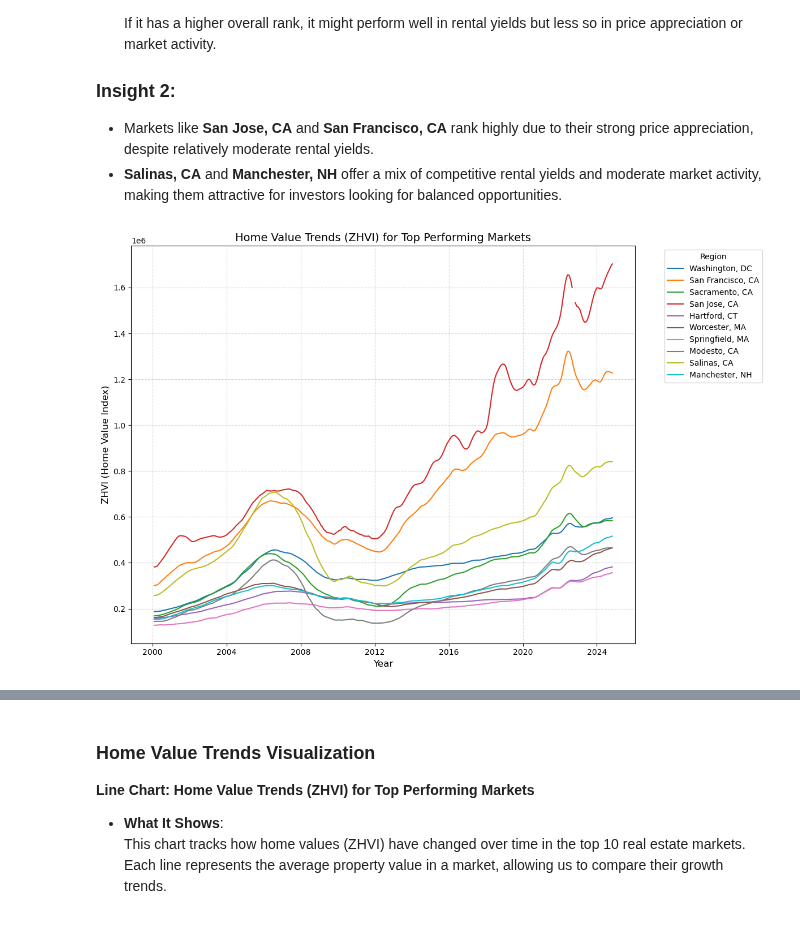
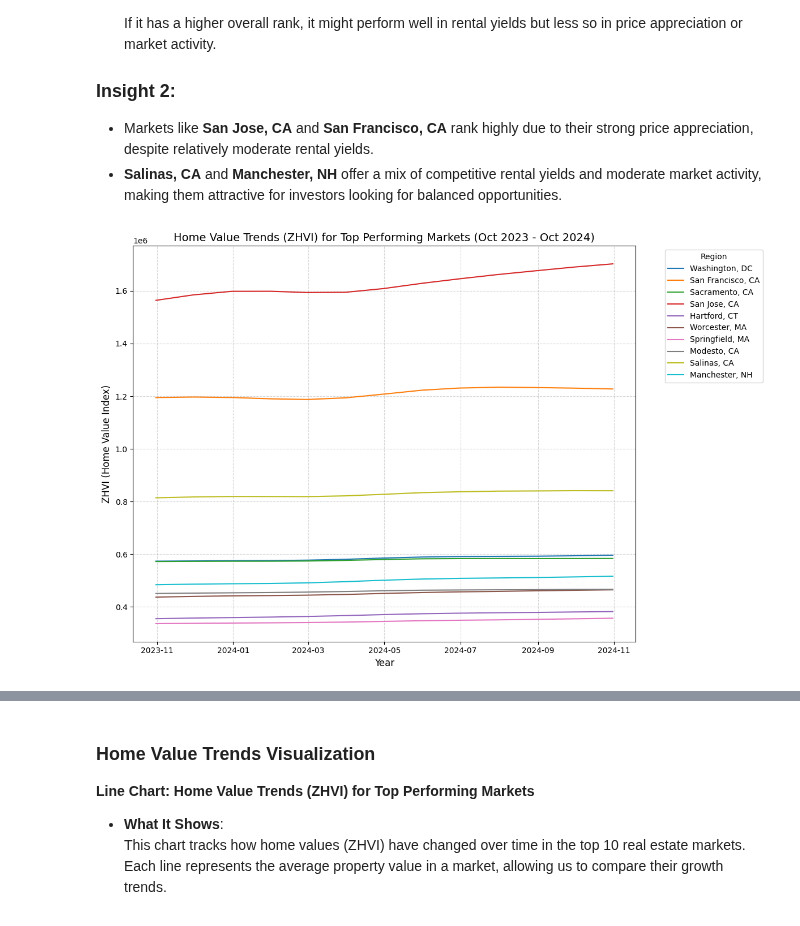
Before and after one commit to DavidBraun777/final-group-project-seis-631, a Jupyter notebook: Q1 and 3.ipynb, the cells around one changed output, grey strips where cells are left out. Drawn from its saved outputs; the diff is of its cells as text; code cells hidden in the pictures.

```diff
--- a/Q1 and 3.ipynb
+++ b/Q1 and 3.ipynb
@@ -140,25 +140,30 @@ plt.show()
 # %%
 import matplotlib.pyplot as plt
 
-# Extract trends for top market from zhvi
+# Extract trends for top market regions from zhvi
 top_market_regions = top_markets['RegionName'].unique()
 zhvi_trends = zhvi_data[zhvi_data['RegionName'].isin(top_market_regions)]
 
 # Transpose data for plotting (columns as dates, rows as regions)
 zhvi_trends = zhvi_trends.set_index('RegionName').drop(['RegionID', 'SizeRank', 'RegionType', 'StateName'], axis=1).T
 zhvi_trends.index = pd.to_datetime(zhvi_trends.index)  # Convert dates to datetime for better plotting
 
+# Filter for October 2023 to October 2024
+start_date = "2023-10-01"
+end_date = "2024-10-31"
+zhvi_trends = zhvi_trends[(zhvi_trends.index >= start_date) & (zhvi_trends.index <= end_date)]
+
 # Plot the trends
 plt.figure(figsize=(12, 8))
 for region in zhvi_trends.columns:
     plt.plot(zhvi_trends.index, zhvi_trends[region], label=region)
 
-plt.title("Home Value Trends (ZHVI) for Top Performing Markets", fontsize=14)
+plt.title("Home Value Trends (ZHVI) for Top Performing Markets (Oct 2023 - Oct 2024)", fontsize=14)
 plt.xlabel("Year", fontsize=12)
 plt.ylabel("ZHVI (Home Value Index)", fontsize=12)
 plt.legend(title="Region", bbox_to_anchor=(1.05, 1), loc='upper left')
 plt.grid(alpha=0.5, linestyle='--')
 plt.tight_layout()
 plt.show()
 # %% [output]
-[figure, old version]
+[figure, new version]
```
Also changed, not shown: parts of 2 cells of this notebook.
